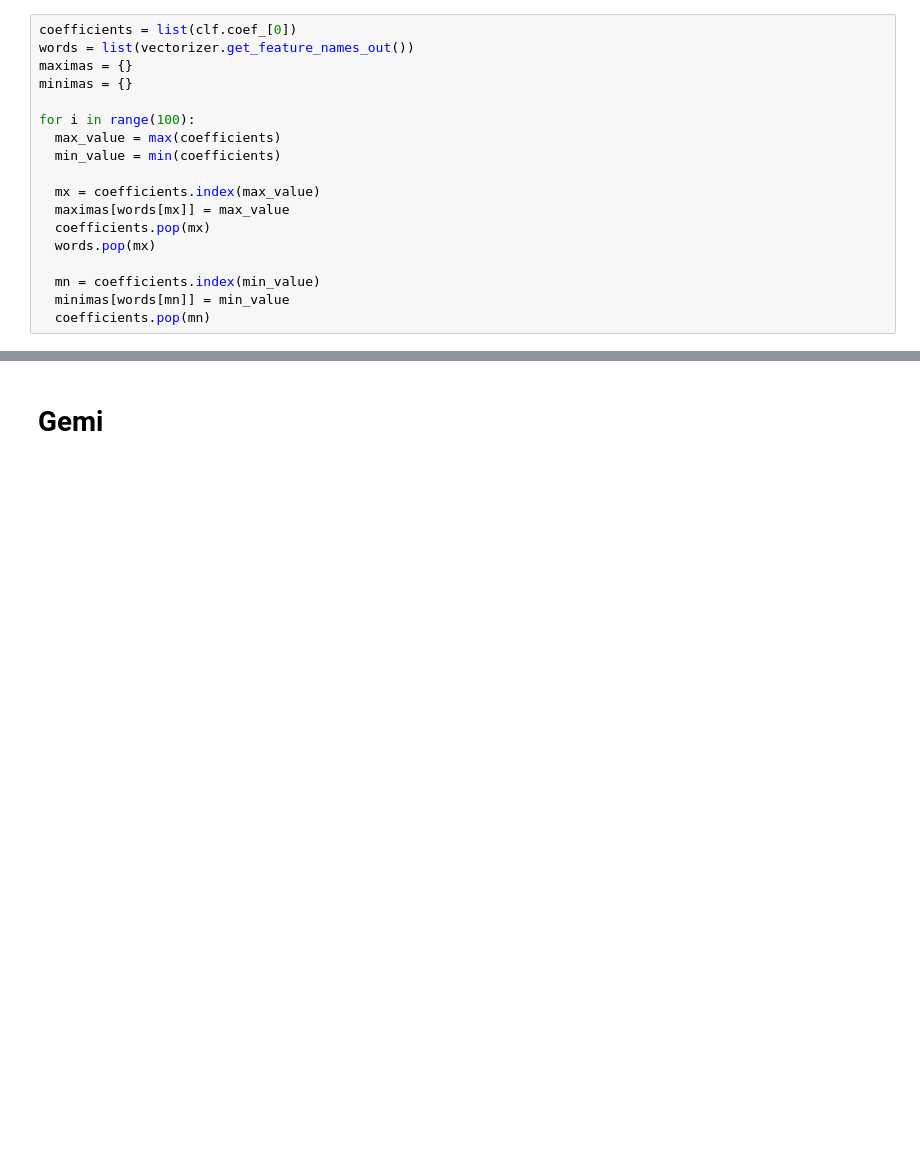
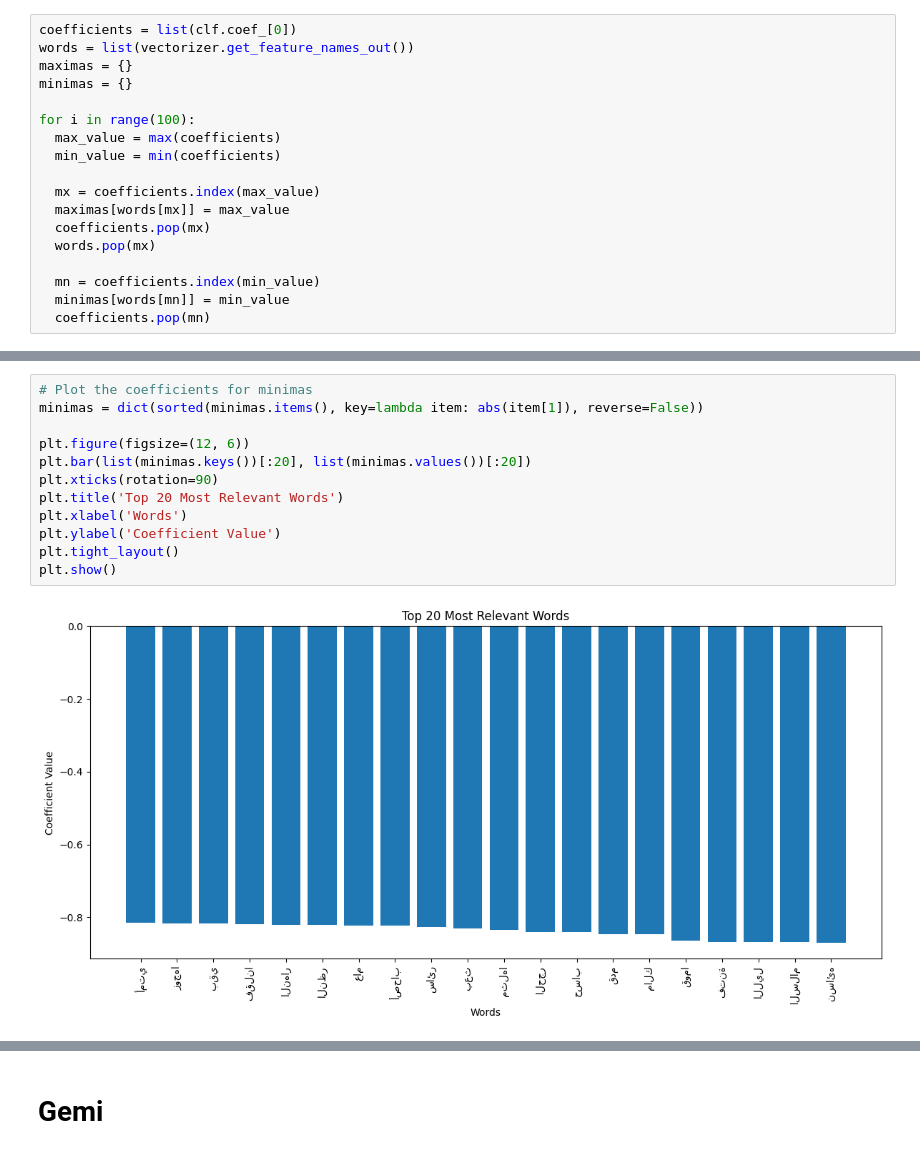
Before and after one commit to MuhammadHelmyOmar/Hadith, a Jupyter notebook: bow_featuring.ipynb, the cells around one changed output, grey strips where cells are left out. Cells and saved outputs as stored; diff of their text form; blank space fills up the shorter version.

```diff
--- a/bow_featuring.ipynb
+++ b/bow_featuring.ipynb
@@ -347,3 +349,17 @@ dict_keys(['وسلم', 'أنزل', 'يححدوني', 'الإسلام', 'أسقط
+# %%
+# Plot the coefficients for minimas
+minimas = dict(sorted(minimas.items(), key=lambda item: abs(item[1]), reverse=False))
+
+plt.figure(figsize=(12, 6))
+plt.bar(list(minimas.keys())[:20], list(minimas.values())[:20])
+plt.xticks(rotation=90)
+plt.title('Top 20 Most Relevant Words')
+plt.xlabel('Words')
+plt.ylabel('Coefficient Value')
+plt.tight_layout()
+plt.show()
+# %% [output]
+[figure, added]
 # %%
 maximas.keys()
 # %% [output]
```
Also changed, not shown: parts of 15 cells of this notebook.
